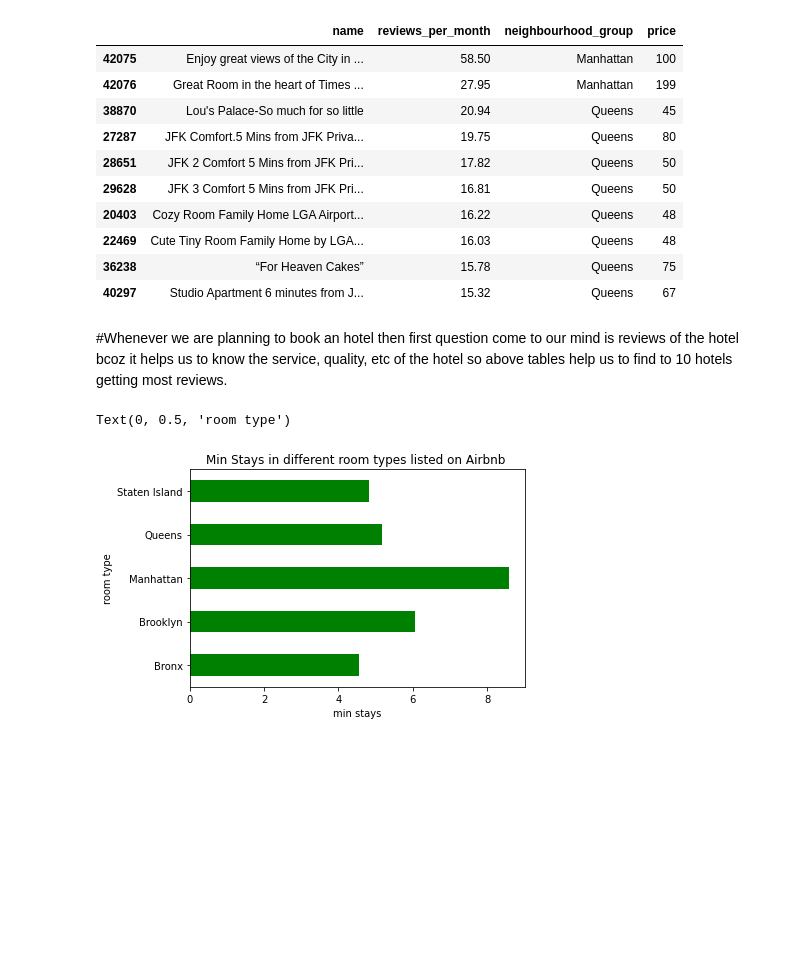
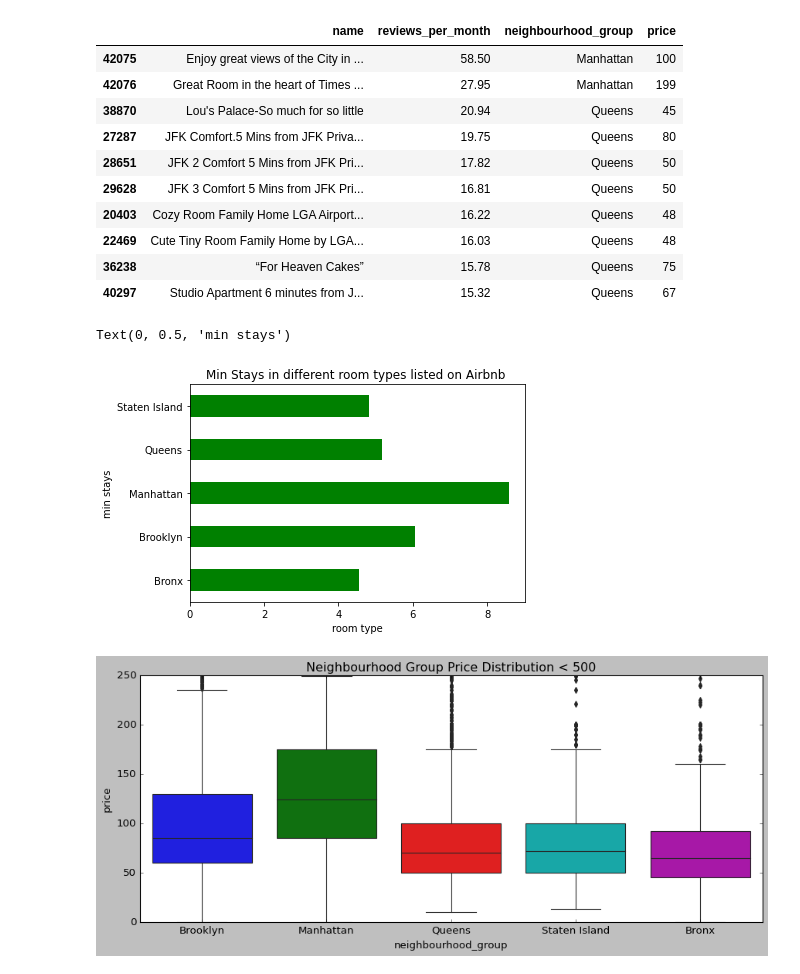
Before and after one commit to rohithub55/airbnb-analysis, a Jupyter notebook: airbnb_analysis.ipynb, the cells around one changed output. Saved outputs shown, nothing was run; the diff lists cells and outputs as text; code cells hidden in the pictures; blank space fills up the shorter version.

```diff
--- a/airbnb_analysis.ipynb
+++ b/airbnb_analysis.ipynb
@@ -255,14 +255,21 @@ top10_reviewed_listings[['name','reviews_per_month','neighbourhood_group','price
 | 22469 | Cute Tiny Room Family Home by LGA... | 16.03 | Queens | 48 |
 | 36238 | “For Heaven Cakes” | 15.78 | Queens | 75 |
 | 40297 | Studio Apartment 6 minutes from J... | 15.32 | Queens | 67 |
-# %% [markdown]
-#Whenever we are planning to book an hotel then first question come to our mind is reviews of the hotel bcoz it helps us to know the service, quality, etc of the hotel so above tables help us to find to 10 hotels getting most reviews.
 # %%
 #The minimum stays of people in different types of room
 airbnb_df.groupby('neighbourhood_group')['minimum_nights'].mean().plot(kind='barh',color='g')
 plt.title('Min Stays in different room types listed on Airbnb ')
-plt.xlabel('min stays')
-plt.ylabel('room type')
+plt.xlabel('room type')
+plt.ylabel('min stays')
 # %% [output]
-Text(0, 0.5, 'room type')
+Text(0, 0.5, 'min stays')
 [figure]
+# %%
+#highest range price for the listings
+plt.style.use('classic')
+plt.figure(figsize=(13,5))
+plt.title("Neighbourhood Group Price Distribution < 500")
+sns.boxplot(y="price",x ='neighbourhood_group' ,data = airbnb_df[airbnb_df.price<250])
+plt.show()
+# %% [output]
+[figure, added]
```
